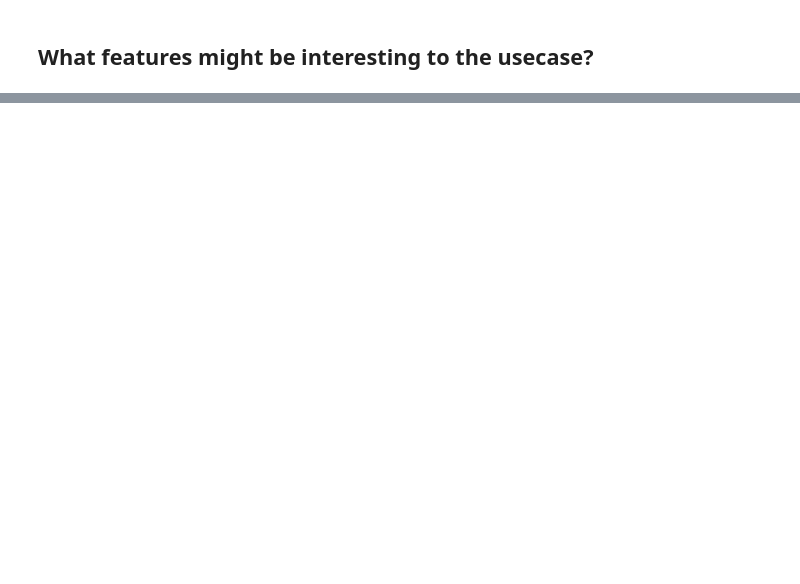
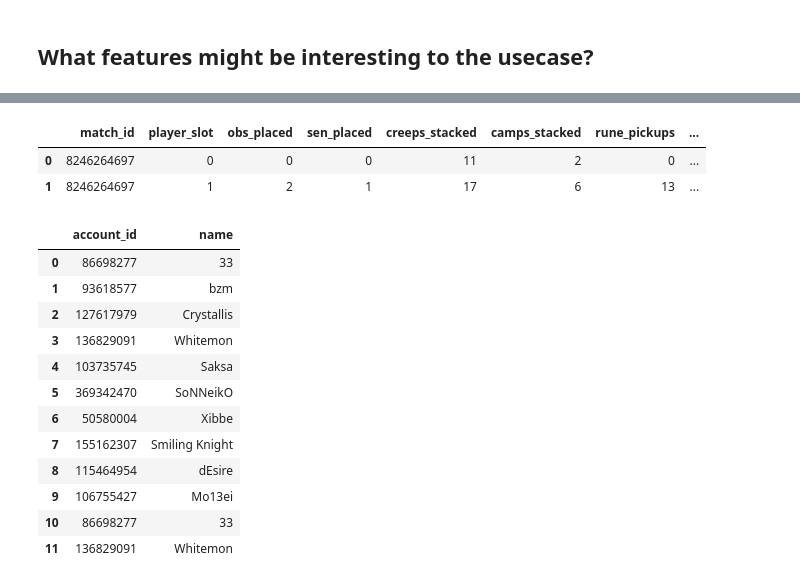
Before and after one commit to Burny101/dota-fantasy, a Jupyter notebook: exploration.ipynb, the cells around one changed output, grey strips where cells are left out. Cells and saved outputs as stored; diff of their text form; code cells hidden in the pictures; blank space fills up the shorter version.

```diff
--- a/exploration.ipynb
+++ b/exploration.ipynb
@@ -157,0 +189,2 @@ What features have no value on the usecase?
+# %%
+pd.set_option('display.max_rows', 100)
@@ -157,0 +269,28 @@ What features have no value on the usecase?
+# %%
+df_players = df_matches_17795[['match_id', 'players']].explode('players').reset_index(drop=True)
+df_players = pd.concat(
+	[df_players[['match_id']], pd.DataFrame(df_players['players'].tolist())],
+	axis=1
+)
+# %%
+df_players.head(2)
+# %% [output]
+|  | match_id | player_slot | obs_placed | sen_placed | creeps_stacked | camps_stacked | rune_pickups | ... |
+| 0 | 8246264697 | 0 | 0 | 0 | 11 | 2 | 0 | ... |
+| 1 | 8246264697 | 1 | 2 | 1 | 17 | 6 | 13 | ... |
+# %%
+df_players[['account_id', 'name']].head(12)
+# %% [output]
+|  | account_id | name |
+| 0 | 86698277 | 33 |
+| 1 | 93618577 | bzm |
+| 2 | 127617979 | Crystallis |
+| 3 | 136829091 | Whitemon |
+| 4 | 103735745 | Saksa |
+| 5 | 369342470 | SoNNeikO |
+| 6 | 50580004 | Xibbe |
+| 7 | 155162307 | Smiling Knight |
+| 8 | 115464954 | dEsire |
+| 9 | 106755427 | Mo13ei |
+| 10 | 86698277 | 33 |
+| 11 | 136829091 | Whitemon |
```
Also changed, not shown: parts of 33 cells of this notebook.
